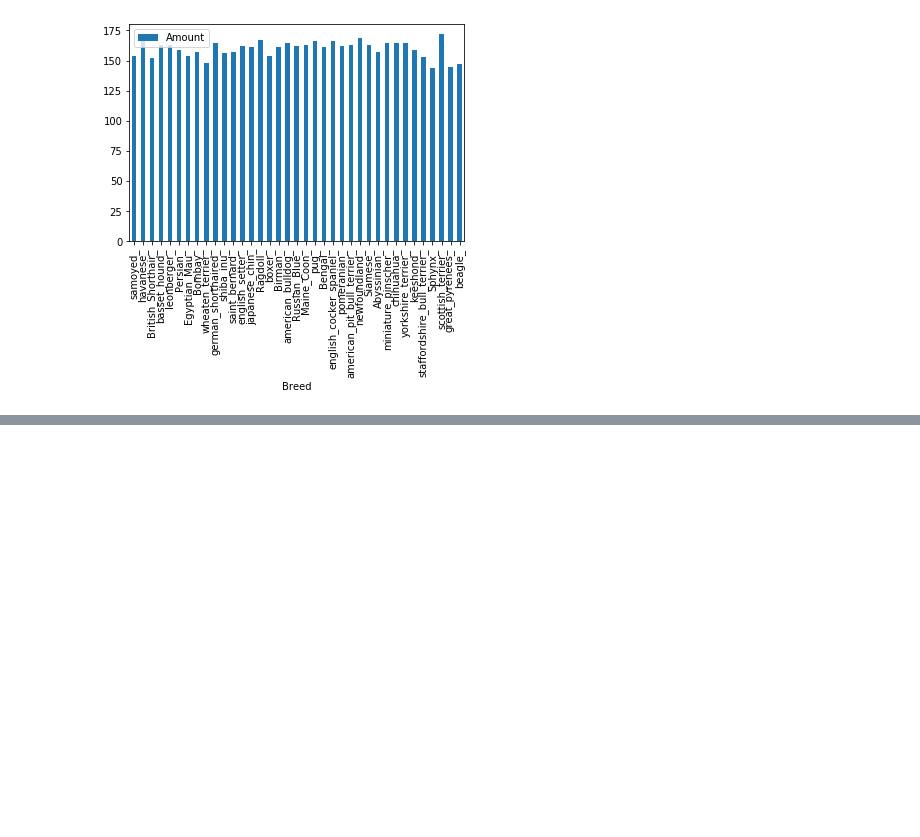
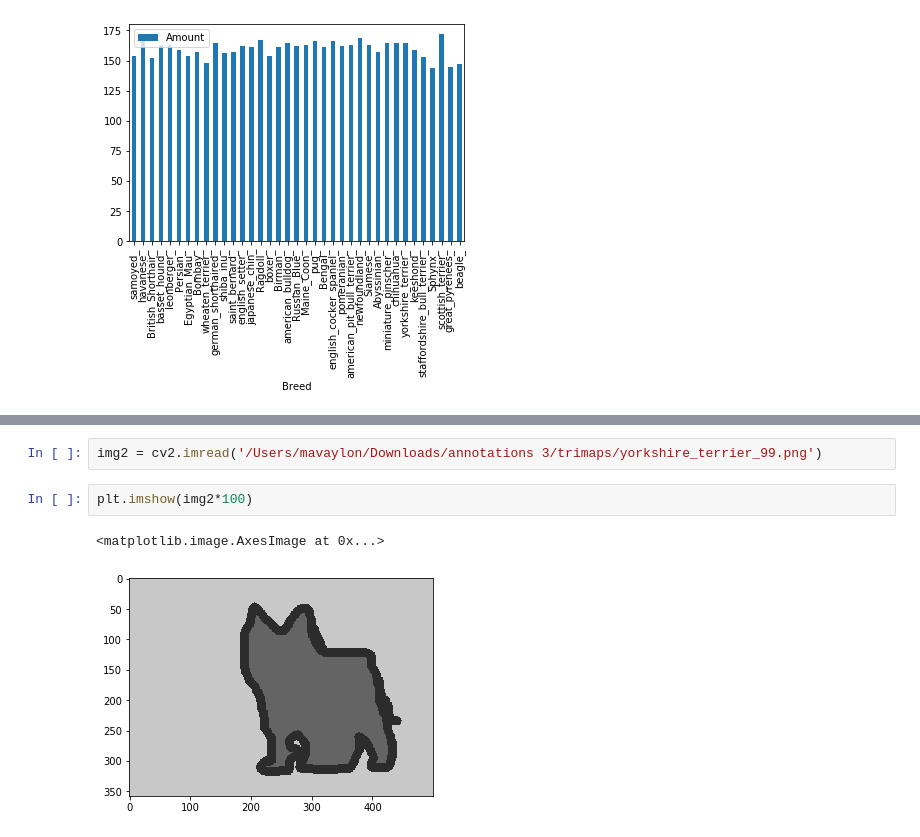
Before and after one commit to mavaylon1/UNet_Decoder_CRF, a Jupyter notebook: Data_Distribution/Pet_Distribution.ipynb, the cells around one changed output, grey strips where cells are left out. Saved outputs shown, nothing was run; the diff lists cells and outputs as text; blank space fills up the shorter version.

```diff
--- a/Data_Distribution/Pet_Distribution.ipynb
+++ b/Data_Distribution/Pet_Distribution.ipynb
@@ -62,0 +88,7 @@ df_non_strat.plot.bar(x='Breed', y='Amount', rot=90)
+# %%
+img2 = cv2.imread('/Users/mavaylon/Downloads/annotations 3/trimaps/yorkshire_terrier_99.png')
+# %%
+plt.imshow(img2*100)
+# %% [output]
+<matplotlib.image.AxesImage at 0x...>
+[figure, added]
```
Also changed, not shown: parts of 3 cells of this notebook, 4 other files.
